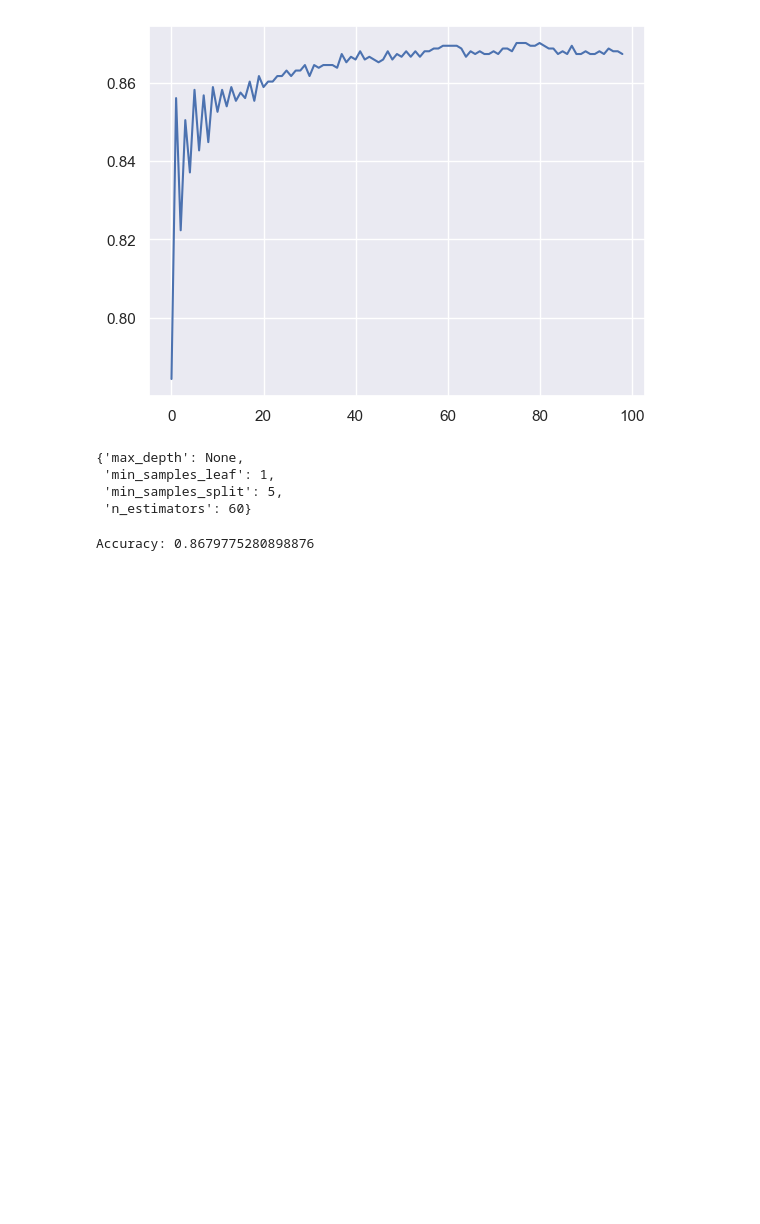
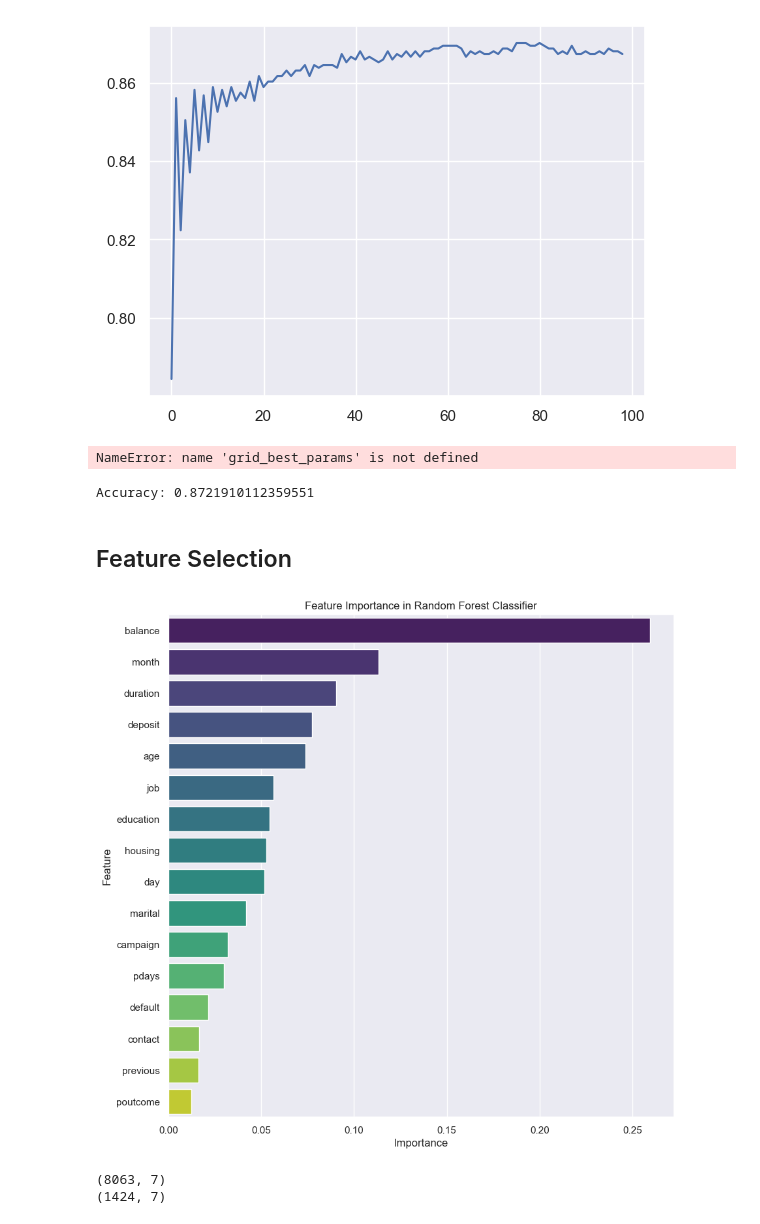
Before and after one commit to Wojw99/bank-expert-system, a Jupyter notebook: loan_classifier.ipynb, the cells around one changed output. Cells and saved outputs as stored; diff of their text form; code cells hidden in the pictures; blank space fills up the shorter version.

```diff
--- a/loan_classifier.ipynb
+++ b/loan_classifier.ipynb
@@ -232,0 +250,6 @@ Accuracy: 0.8616573033707865
+# %%
+knn_model = KNeighborsClassifier(n_neighbors=5)
+knn_model.fit(x_train, y_train)
+
+y_pred_knn = knn_model.predict(x_val)
+print_metrics(y_val, y_pred_knn)
@@ -232,0 +261,6 @@ Accuracy: 0.8616573033707865
+# %%
+logreg_model = LogisticRegression(random_state=42)
+logreg_model.fit(x_train, y_train)
+
+y_pred_logreg = logreg_model.predict(x_val)
+print_metrics(y_val, y_pred_logreg)
@@ -256,23 +302,20 @@ param_grid = {
 
 forest = RandomForestClassifier()
 
-grid_search = GridSearchCV(forest, param_grid, cv=5, scoring='accuracy')
-grid_search.fit(x_train, y_train)
-grid_best_params = grid_search.best_params_
+# grid_search = GridSearchCV(forest, param_grid, cv=5, scoring='accuracy')
+# grid_search.fit(x_train, y_train)
+# grid_best_params = grid_search.best_params_
 # %%
 grid_best_params
 # %% [output]
-{'max_depth': None,
- 'min_samples_leaf': 1,
- 'min_samples_split': 5,
- 'n_estimators': 60}
+NameError: name 'grid_best_params' is not defined
 # %%
 forest = RandomForestClassifier(
-    random_state=42,
-    n_estimators=60,
-    max_depth=None,
-    min_samples_split=5,
-    min_samples_leaf=1
+    random_state=66,
+    n_estimators=66,
+    max_depth=6,
+    min_samples_split=6,
+    min_samples_leaf=6
 )
 forest.fit(x_train, y_train)
 
@@ -280,4 +323,20 @@ y_pred = forest.predict(x_val)
 accuracy = accuracy_score(y_val, y_pred)
 print(f"Accuracy: {accuracy}")
 # %% [output]
-Accuracy: 0.8679775280898876
+Accuracy: 0.8721910112359551
+# %% [markdown]
+## Feature Selection
+# %%
+feature_importances = forest.feature_importances_
+
+feature_importance_df = pd.DataFrame({'Feature': x_train.columns, 'Importance': feature_importances})
+feature_importance_df = feature_importance_df.sort_values(by='Importance', ascending=False)
+
+plt.figure(figsize=(10, 10))
+sns.barplot(x='Importance', y='Feature', data=feature_importance_df, palette='viridis')
+plt.xlabel('Importance')
+plt.ylabel('Feature')
+plt.title('Feature Importance in Random Forest Classifier')
+plt.show()
+# %% [output]
+[figure, added]
@@ -283,0 +346,6 @@ Accuracy: 0.8679775280898876
+# %%
+print(x_train_limited.shape)
+print(x_val_limited.shape)
+# %% [output]
+(8063, 7)
+(1424, 7)
```
Also changed, not shown: parts of 18 cells of this notebook.
